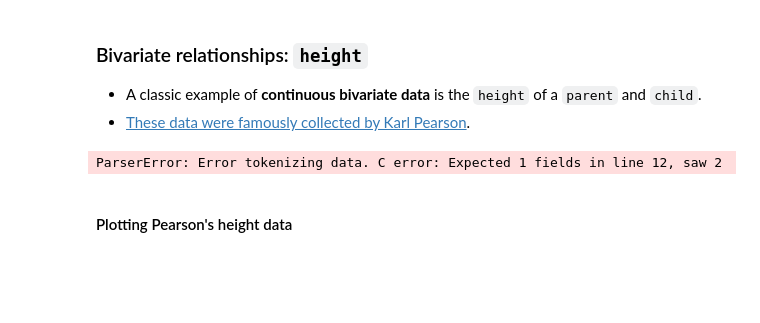
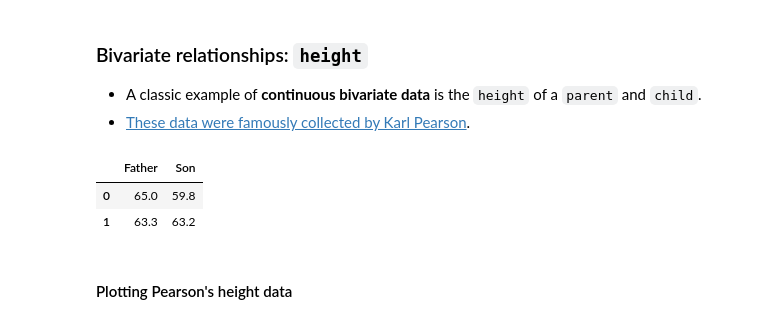
Before and after one commit to Hanna-Bando/s2ds2025, a Jupyter notebook: bivariate_analysis/Exercise9.ipynb, the cells around one changed output. Cells and saved outputs as stored; diff of their text form; code cells hidden in the pictures; blank space fills up the shorter version.

```diff
--- a/bivariate_analysis/Exercise9.ipynb
+++ b/bivariate_analysis/Exercise9.ipynb
@@ -46,10 +46,12 @@ df_pokemon = pd.read_csv("data/pokemon.csv")
 - A classic example of **continuous bivariate data** is the `height` of a `parent` and `child`.
 - [These data were famously collected by Karl Pearson](https://www.kaggle.com/datasets/abhilash04/fathersandsonheight).
 # %%
-df_height = pd.read_csv("data/wrangling/height.csv")
+df_height = pd.read_csv("data/height.csv")
 df_height.head(2)
 # %% [output]
-ParserError: Error tokenizing data. C error: Expected 1 fields in line 12, saw 2
+|  | Father | Son |
+| 0 | 65.0 | 59.8 |
+| 1 | 63.3 | 63.2 |
 # %% [markdown]
 #### Plotting Pearson's height data
 # %%
```
Also changed, not shown: parts of 3 cells of this notebook.
